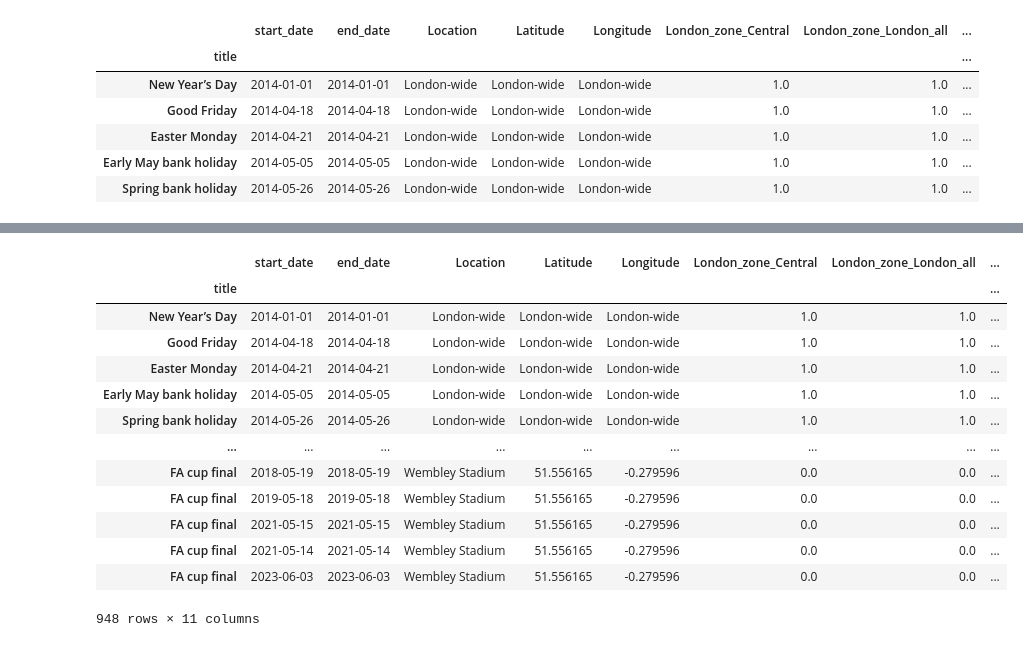
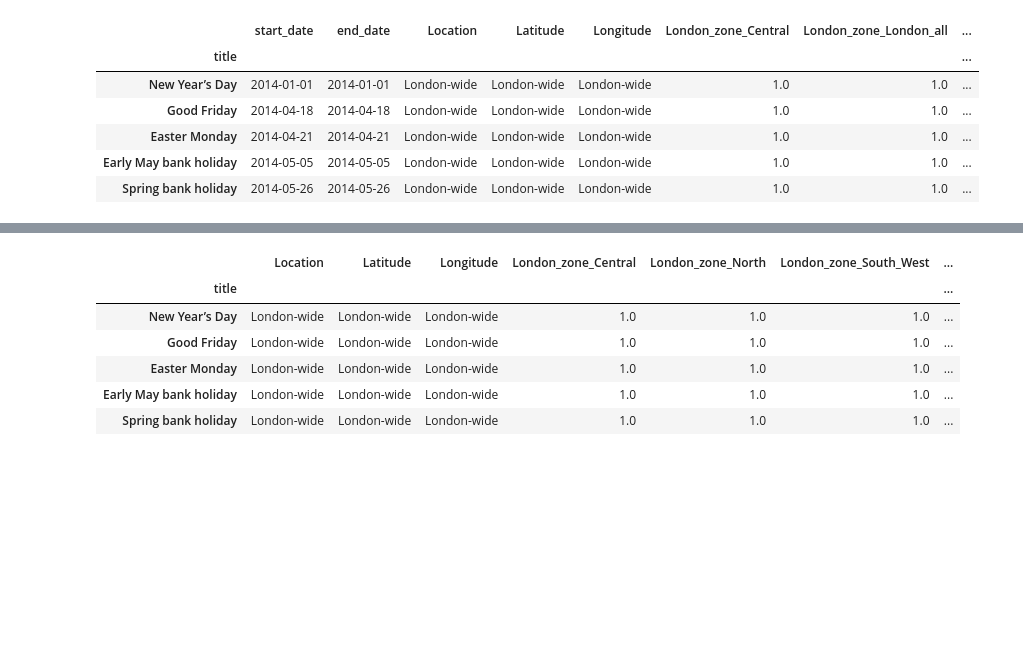
Before and after one commit to elsebasmar/london-bss, a Jupyter notebook: londonbss/notebooks/data_collection/C-Calendar_events.ipynb, the cells around one changed output, grey strips where cells are left out. Saved outputs shown, nothing was run; the diff lists cells and outputs as text; code cells hidden in the pictures; blank space fills up the shorter version.

```diff
--- a/londonbss/notebooks/data_collection/C-Calendar_events.ipynb
+++ b/londonbss/notebooks/data_collection/C-Calendar_events.ipynb
@@ -537,6 +537,8 @@ all_events_df.drop(columns="London_zone_London_all")
 948 rows × 9 columns
 # %%
 all_events_df["date"] = all_events_df["start_date"]
+# %%
+all_events_df["date"]=pd.to_datetime(all_events_df["date"])
 # %%
 all_events_df.head()
 # %% [output]
@@ -548,4 +550,4 @@ all_events_df.head()
 | Early May bank holiday | 2014-05-05 | 2014-05-05 | London-wide | London-wide | London-wide | 1.0 | 1.0 | ... |
 | Spring bank holiday | 2014-05-26 | 2014-05-26 | London-wide | London-wide | London-wide | 1.0 | 1.0 | ... |
 # %%
-all_events_df.drop(columns="start_date")
+all_events_df.drop(columns="start_date", inplace=True)
@@ -567,2 +564,2 @@ all_events_df.drop(columns="start_date")
 # %%
-all_events_df.drop(columns="end_date")
+all_events_df.drop(columns="end_date", inplace=True)
@@ -584,19 +566,14 @@ all_events_df.drop(columns="end_date")
+# %%
+all_events_df.drop(columns="London_zone_London_all", inplace=True)
 # %%
-all_events_df
+all_events_df.head()
 # %% [output]
-|  | start_date | end_date | Location | Latitude | Longitude | London_zone_Central | London_zone_London_all | ... |
-| title |  |  |  |  |  |  |  | ... |
-| New Year’s Day | 2014-01-01 | 2014-01-01 | London-wide | London-wide | London-wide | 1.0 | 1.0 | ... |
-| Good Friday | 2014-04-18 | 2014-04-18 | London-wide | London-wide | London-wide | 1.0 | 1.0 | ... |
-| Easter Monday | 2014-04-21 | 2014-04-21 | London-wide | London-wide | London-wide | 1.0 | 1.0 | ... |
-| Early May bank holiday | 2014-05-05 | 2014-05-05 | London-wide | London-wide | London-wide | 1.0 | 1.0 | ... |
-| Spring bank holiday | 2014-05-26 | 2014-05-26 | London-wide | London-wide | London-wide | 1.0 | 1.0 | ... |
-| ... | ... | ... | ... | ... | ... | ... | ... | ... |
-| FA cup final | 2018-05-19 | 2018-05-19 | Wembley Stadium | 51.556165 | -0.279596 | 0.0 | 0.0 | ... |
-| FA cup final | 2019-05-18 | 2019-05-18 | Wembley Stadium | 51.556165 | -0.279596 | 0.0 | 0.0 | ... |
-| FA cup final | 2021-05-15 | 2021-05-15 | Wembley Stadium | 51.556165 | -0.279596 | 0.0 | 0.0 | ... |
-| FA cup final | 2021-05-14 | 2021-05-14 | Wembley Stadium | 51.556165 | -0.279596 | 0.0 | 0.0 | ... |
-| FA cup final | 2023-06-03 | 2023-06-03 | Wembley Stadium | 51.556165 | -0.279596 | 0.0 | 0.0 | ... |
+|  | Location | Latitude | Longitude | London_zone_Central | London_zone_North | London_zone_South_West | ... |
+| title |  |  |  |  |  |  | ... |
+| New Year’s Day | London-wide | London-wide | London-wide | 1.0 | 1.0 | 1.0 | ... |
+| Good Friday | London-wide | London-wide | London-wide | 1.0 | 1.0 | 1.0 | ... |
+| Easter Monday | London-wide | London-wide | London-wide | 1.0 | 1.0 | 1.0 | ... |
+| Early May bank holiday | London-wide | London-wide | London-wide | 1.0 | 1.0 | 1.0 | ... |
+| Spring bank holiday | London-wide | London-wide | London-wide | 1.0 | 1.0 | 1.0 | ... |
-948 rows × 11 columns
 # %%
 all_events_df.to_csv('../../../raw_data/all_events_df.csv')
```
Also changed, not shown: parts of 4 cells of this notebook, 2 other files.
